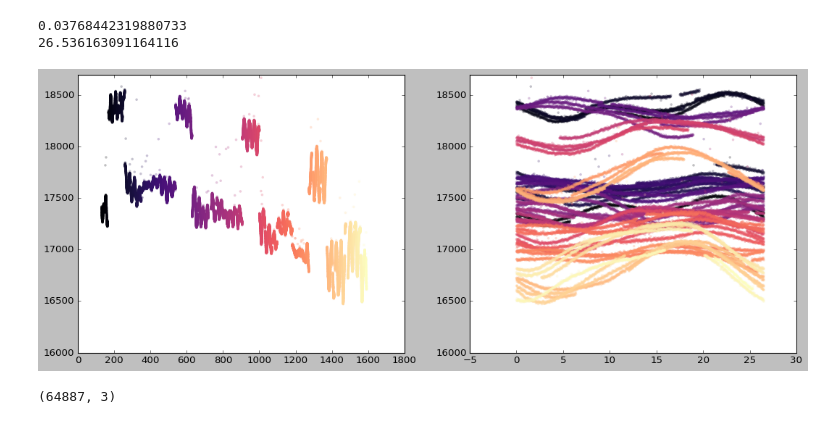
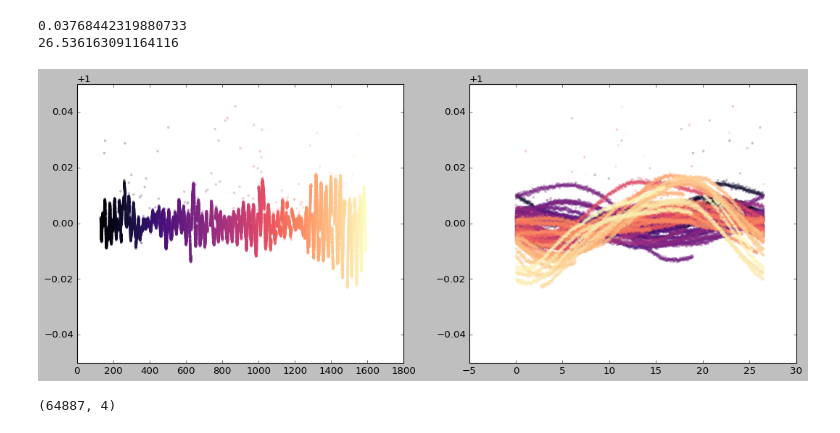
Before and after one commit to esandford/starspot_chaos, a Jupyter notebook: realistic_synthetic_data/kepler_style_G4.ipynb, the cells around one changed output. Cells and saved outputs as stored; diff of their text form; code cells hidden in the pictures.

```diff
--- a/realistic_synthetic_data/kepler_style_G4.ipynb
+++ b/realistic_synthetic_data/kepler_style_G4.ipynb
@@ -160,9 +160,9 @@ print(keplergaiacrossmatch["source_id"][keplergaiacrossmatch["kepid"]==6526765])
 #based on the run of the above, identified Kepid 6526765 as a star with nice rotational modulation. Look at it more carefully:
 thisStarMask = (kepid == 6526765)
 print(kepStars[thisStarMask])
-print(kepStars['rrmscdpp03p0'][thisStarMask])
-print(kepStars['rrmscdpp06p0'][thisStarMask])
-print(kepStars['rrmscdpp12p0'][thisStarMask])
+#print(kepStars['rrmscdpp03p0'][thisStarMask])
+#print(kepStars['rrmscdpp06p0'][thisStarMask])
+#print(kepStars['rrmscdpp12p0'][thisStarMask])
 
 
 pfc = search_targetpixelfile("KIC 6526765").download_all()
@@ -170,6 +170,7 @@ pfc = search_targetpixelfile("KIC 6526765").download_all()
 alltime = []
 allflux = []
 allfluxerr = []
+allquarters = []
 
 cdpp3est = []
 cdpp6est = []
@@ -178,10 +179,13 @@ cdpp12est = []
 for pf in pfc:
     #print(pf.get_keyword("OBSMODE")) # long or short cadence
     lc = pf.to_lightcurve(aperture_mask = "all") #all pixels will be used
+    quarter = pf.get_keyword("quarter")
+    print(quarter)
+    allquarters = allquarters + list(quarter*np.ones_like(lc.time.value))
     alltime = alltime + list(lc.time.value) #BKJD = BJD-2454833.0
     allflux = allflux + list(lc.flux.value) #electrons/sec
     allfluxerr = allfluxerr + list(lc.flux_err.value) #electrons/sec
-    lc.plot()
+    #lc.plot()
     cdpp3est.append(lc.estimate_cdpp(transit_duration=6).value) #transit duration in units of 30-minute cadence
     cdpp6est.append(lc.estimate_cdpp(transit_duration=12).value)
     cdpp12est.append(lc.estimate_cdpp(transit_duration=24).value)
@@ -189,11 +193,13 @@ for pf in pfc:
 alltime = np.array(alltime)
 allflux = np.array(allflux)
 allfluxerr = np.array(allfluxerr)
+allquarters = np.array(allquarters)
 
 nonans = ~np.isnan(alltime) & ~np.isnan(allflux) & ~np.isnan(allfluxerr)
 alltime = alltime[nonans]
 allflux = allflux[nonans]
 allfluxerr = allfluxerr[nonans]
+allquarters = allquarters[nonans]
 
 cdpp3est = np.array(cdpp3est)
 cdpp6est = np.array(cdpp6est)
@@ -289,22 +284,32 @@ print(test_per)
 # %% [output]
 0.03768442319880733
 26.536163091164116
+# %%
+# Stitch quarters together and normalize by median of each quarter
+for q in range(1,18):
+    thisQ_mask = (allquarters == q)
+
+    #normalize each q by median value
+    thisQ_fluxmed = np.median(allflux[thisQ_mask])
+
+    allflux[thisQ_mask] = allflux[thisQ_mask]/thisQ_fluxmed
+    allfluxerr[thisQ_mask] = allfluxerr[thisQ_mask]/thisQ_fluxmed
 # %%
 #phase fold the LC
 fig, axes = plt.subplots(1,2,figsize=(16,6))
 axes[0].scatter(alltime, allflux,c=alltime,s=10,cmap='magma',marker='o',edgecolor='None',linestyle='None',alpha=0.25)
 axes[1].scatter(alltime%test_per, allflux,c=alltime,s=10,cmap='magma',marker='o',edgecolor='None',linestyle='None',alpha=0.25)
 for ax in axes:
-    ax.set_ylim(16000,18700)
+    ax.set_ylim(0.95,1.05)
 plt.show()
 
 #not great!! this one does evolve, unlike the SPECULOOS M-dwarf
 # %% [output]
-[figure, old version]
+[figure, new version]
 # %%
-tosave = np.vstack((alltime.T + 2454833., allflux.T, allfluxerr.T)).T
+tosave = np.vstack((alltime.T + 2454833., allflux.T, allfluxerr.T, allquarters.T)).T
 print(np.shape(tosave))
 # %% [output]
-(64887, 3)
+(64887, 4)
 # %%
 # save data to file
```
Also changed, not shown: parts of 2 cells of this notebook, 10 other files.
